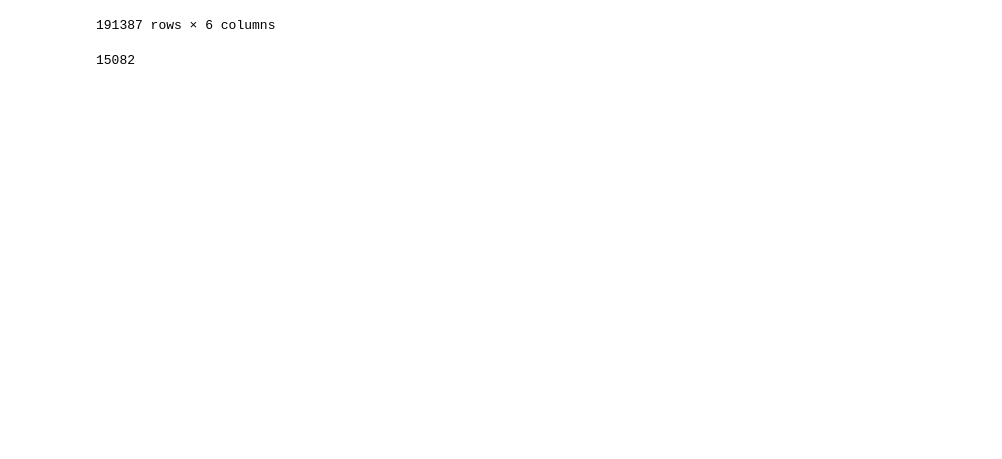
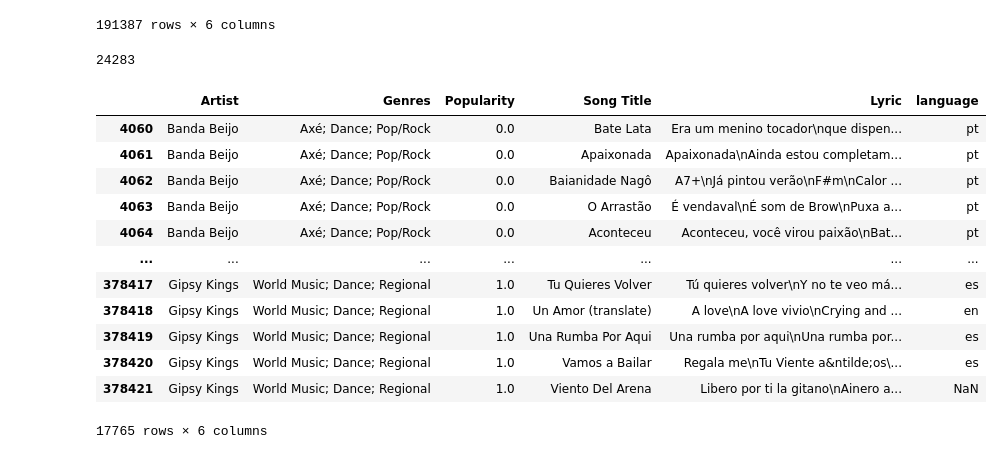
Before and after one commit to AnthonyRoccoFrank/Project-2, a Jupyter notebook: songs.ipynb, the cells around one changed output. Saved outputs shown, nothing was run; the diff lists cells and outputs as text; code cells hidden in the pictures; blank space fills up the shorter version.

```diff
--- a/songs.ipynb
+++ b/songs.ipynb
@@ -155,6 +159,29 @@ english_songs
 | 378987 | Johnny Clegg | World Music; Gospel/Religioso | 0.0 | Woman Be My Country | Here we stand on the edge of the ... | en |
 191387 rows × 6 columns
 # %%
-english_songs['Lyric'].str.contains('shit').sum()
+english_songs['Lyric'].str.contains('shit|bitch|fuck').sum()
 # %% [output]
-15082
+24283
+# %%
+pop = combined_data.loc[combined_data['Genres'].str.contains("Pop", na=False)]
+hiphop = combined_data.loc[combined_data['Genres'].str.contains("Hip Hop", na=False)]
+rock = combined_data.loc[combined_data['Genres'].str.contains("Rock", na=False)]
+gospel = combined_data.loc[combined_data['Genres'].str.contains("Gospel", na=False)]
+RnB = combined_data.loc[combined_data['Genres'].str.contains("R&B", na=False)]
+country = combined_data.loc[combined_data['Genres'].str.contains("Country", na=False)]
+dance = combined_data.loc[combined_data['Genres'].str.contains("Dance", na=False)]
+dance
+# %% [output]
+|  | Artist | Genres | Popularity | Song Title | Lyric | language |
+| 4060 | Banda Beijo | Axé; Dance; Pop/Rock | 0.0 | Bate Lata | Era um menino tocador\nque dispen... | pt |
+| 4061 | Banda Beijo | Axé; Dance; Pop/Rock | 0.0 | Apaixonada | Apaixonada\nAinda estou completam... | pt |
+| 4062 | Banda Beijo | Axé; Dance; Pop/Rock | 0.0 | Baianidade Nagô | A7+\nJá pintou verão\nF#m\nCalor ... | pt |
+| 4063 | Banda Beijo | Axé; Dance; Pop/Rock | 0.0 | O Arrastão | É vendaval\nÉ som de Brow\nPuxa a... | pt |
+| 4064 | Banda Beijo | Axé; Dance; Pop/Rock | 0.0 | Aconteceu | Aconteceu, você virou paixão\nBat... | pt |
+| ... | ... | ... | ... | ... | ... | ... |
+| 378417 | Gipsy Kings | World Music; Dance; Regional | 1.0 | Tu Quieres Volver | Tú quieres volver\nY no te veo má... | es |
+| 378418 | Gipsy Kings | World Music; Dance; Regional | 1.0 | Un Amor (translate) | A love\nA love vivio\nCrying and ... | en |
+| 378419 | Gipsy Kings | World Music; Dance; Regional | 1.0 | Una Rumba Por Aqui | Una rumba por aqui\nUna rumba por... | es |
+| 378420 | Gipsy Kings | World Music; Dance; Regional | 1.0 | Vamos a Bailar | Regala me\nTu Viente a&ntilde;os\... | es |
+| 378421 | Gipsy Kings | World Music; Dance; Regional | 1.0 | Viento Del Arena | Libero por ti la gitano\nAinero a... | NaN |
+17765 rows × 6 columns
```
Also changed, not shown: parts of 10 cells of this notebook.
